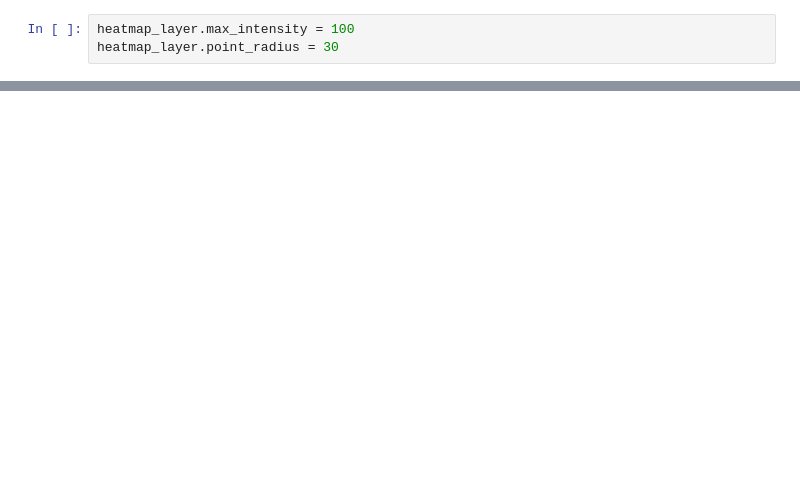
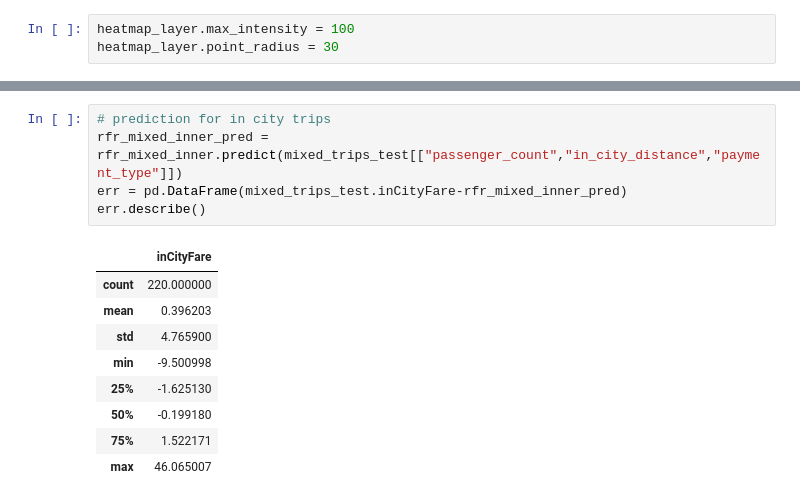
Before and after one commit to Sitorias/TaxiPrediction, a Jupyter notebook: Task 2 - Predicting Taxi Ride Prices - Leo.ipynb, the cells around one changed output, grey strips where cells are left out. Drawn from its saved outputs; the diff is of its cells as text; blank space fills up the shorter version.

```diff
--- a/Task 2 - Predicting Taxi Ride Prices - Leo.ipynb
+++ b/Task 2 - Predicting Taxi Ride Prices - Leo.ipynb
@@ -740,0 +923,15 @@ figRoutes
+# %%
+# prediction for in city trips
+rfr_mixed_inner_pred = rfr_mixed_inner.predict(mixed_trips_test[["passenger_count","in_city_distance","payment_type"]])
+err = pd.DataFrame(mixed_trips_test.inCityFare-rfr_mixed_inner_pred)
+err.describe()
+# %% [output]
+|  | inCityFare |
+| count | 220.000000 |
+| mean | 0.396203 |
+| std | 4.765900 |
+| min | -9.500998 |
+| 25% | -1.625130 |
+| 50% | -0.199180 |
+| 75% | 1.522171 |
+| max | 46.065007 |
```
Also changed, not shown: parts of 51 cells of this notebook.
